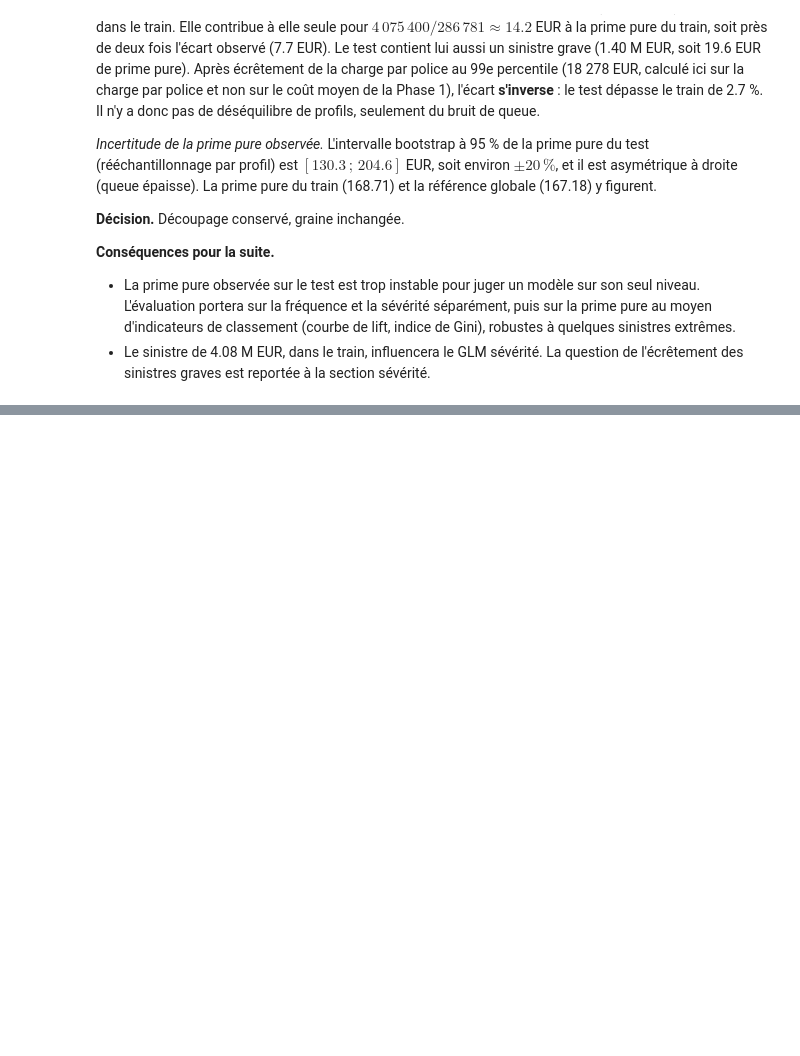
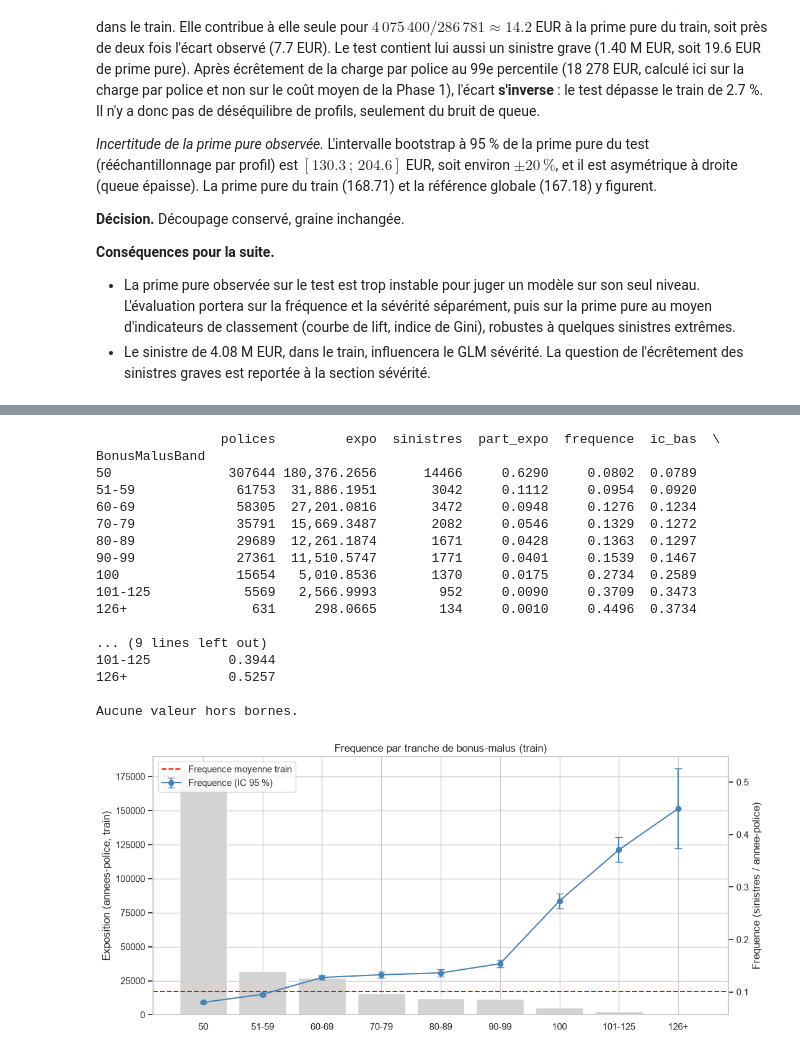
Before and after one commit to STORM227-cyber/moteur-tarification-iard, a Jupyter notebook: notebooks/02_glm.ipynb, the cells around one changed output, grey strips where cells are left out. Saved outputs shown, nothing was run; the diff lists cells and outputs as text; code cells hidden in the pictures; blank space fills up the shorter version.

```diff
--- a/notebooks/02_glm.ipynb
+++ b/notebooks/02_glm.ipynb
@@ -639,0 +1180,47 @@ du train (168.71) et la référence globale (167.18) y figurent.
+# %%
+# --- TRANCHES DE BONUS-MALUS ---
+# Bornes calees sur la structure du bareme : plancher 50 isole, seuil 100 isole,
+# paliers par dizaines entre les deux, haut du bareme regroupe.
+BORNES_BM = [49, 50, 59, 69, 79, 89, 99, 100, 125, np.inf]
+LABELS_BM = ["50", "51-59", "60-69", "70-79", "80-89", "90-99",
+             "100", "101-125", "126+"]
+
+
+def tranches_bm(serie: pd.Series) -> pd.Categorical:
+    """BonusMalus en tranches ordonnees (bornes fermees a droite)."""
+    return pd.cut(serie, bins=BORNES_BM, labels=LABELS_BM, right=True)
+
+
+for d in (train, test):
+    d["BonusMalusBand"] = tranches_bm(d["BonusMalus"])
+
+# --- VERIFICATION ---
+prof_bm = profil_frequence(train, "BonusMalusBand")
+print(prof_bm)
+
+assert train["BonusMalusBand"].notna().all(), "Valeurs hors bornes dans le train"
+assert test["BonusMalusBand"].notna().all(), "Valeurs hors bornes dans le test"
+print("\nAucune valeur hors bornes.")
+
+trace_profil(prof_bm,
+             "Frequence par tranche de bonus-malus (train)",
+             "02_bonusmalus_tranches.png")
+# %% [output]
+                polices         expo  sinistres  part_expo  frequence  ic_bas  \
+BonusMalusBand
+50               307644 180,376.2656      14466     0.6290     0.0802  0.0789
+51-59             61753  31,886.1951       3042     0.1112     0.0954  0.0920
+60-69             58305  27,201.0816       3472     0.0948     0.1276  0.1234
+70-79             35791  15,669.3487       2082     0.0546     0.1329  0.1272
+80-89             29689  12,261.1874       1671     0.0428     0.1363  0.1297
+90-99             27361  11,510.5747       1771     0.0401     0.1539  0.1467
+100               15654   5,010.8536       1370     0.0175     0.2734  0.2589
+101-125            5569   2,566.9993        952     0.0090     0.3709  0.3473
+126+                631     298.0665        134     0.0010     0.4496  0.3734
+
+... (9 lines left out)
+101-125          0.3944
+126+             0.5257
+
+Aucune valeur hors bornes.
+[figure, added]
```
Also changed, not shown: parts of 40 cells of this notebook, 6 other files.
